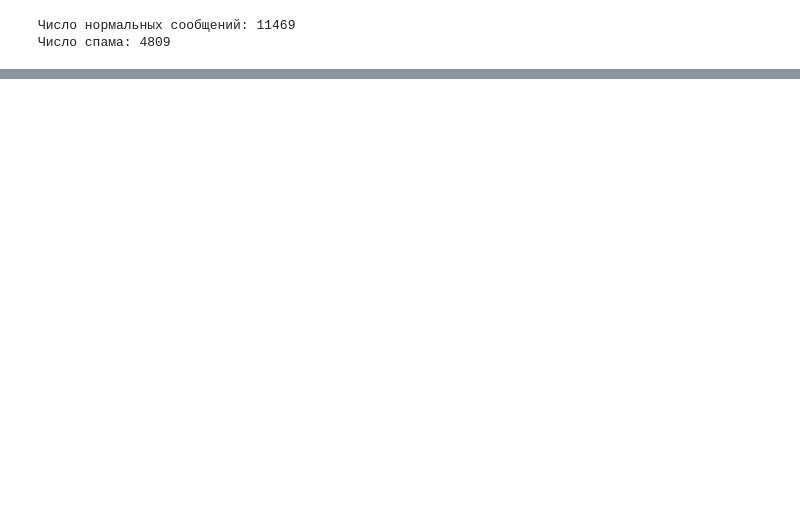
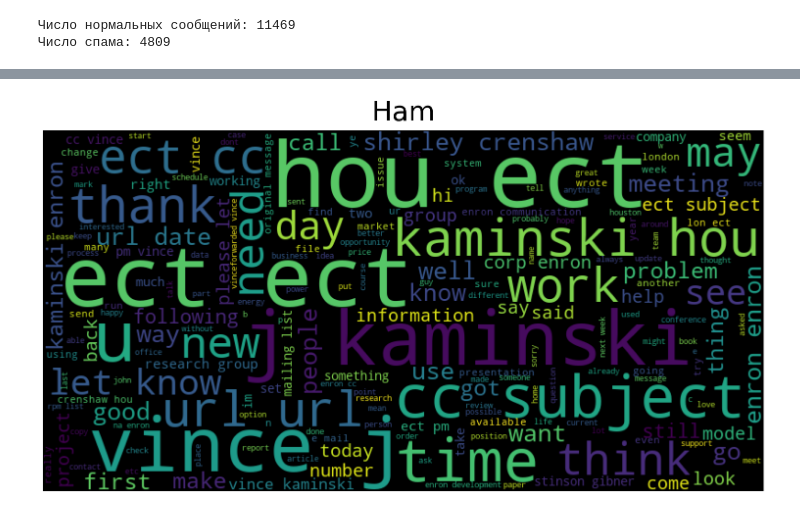
Before and after one commit to Oleg20502/vk_task, a Jupyter notebook: data_analysis.ipynb, the cells around one changed output, grey strips where cells are left out. Saved outputs shown, nothing was run; the diff lists cells and outputs as text; code cells hidden in the pictures; blank space fills up the shorter version.

```diff
--- a/data_analysis.ipynb
+++ b/data_analysis.ipynb
@@ -375,8 +160,0 @@ print(ord("'"))
-# %%
-for i in range(4000):
-    text = texts_spam[i]
-    specials = extract_special_characters(text)
-    if specials != []:
-        print(i, specials)
-        print(text)
-        print()
@@ -422,2 +160,0 @@ def replace_numbers_with_keyword(text, keyword=' NUMBER '):
-# %%
-text = '𝗚𝗠𝗔𝗜𝗟 google ads may requirements pakibasa muna — 𝟭𝟬𝟬𝟬 per running ads ๑ active gmail 6 months old up 99 primary ๑ no need access'
@@ -433,0 +335,29 @@ print(text)
+# %%
+preprocess_utils = [
+    to_lower,
+    replace_newline,
+    remove_underscore,
+    remove_hyperlink,
+    remove_currency,
+    remove_number,
+    remove_emoji,
+    unidecode,
+    remove_punctuation,
+    remove_whitespace,
+    tokenizer.tokenize,
+    remove_stop_words,
+    word_lemmatizer,
+]
+
+
+texts_ham_tokenized_2 = [
+    preprocess_pipeline(sent, preprocess_utils) for sent in texts_ham
+]
+
+texts_spam_tokenized_2 = [
+    preprocess_pipeline(sent, preprocess_utils) for sent in texts_spam
+]
+# %%
+plot_wordcloud(texts_ham_tokenized_2, title='Ham')
+# %% [output]
+[figure, added]
```
Also changed, not shown: parts of 88 cells of this notebook, 3 other files.
